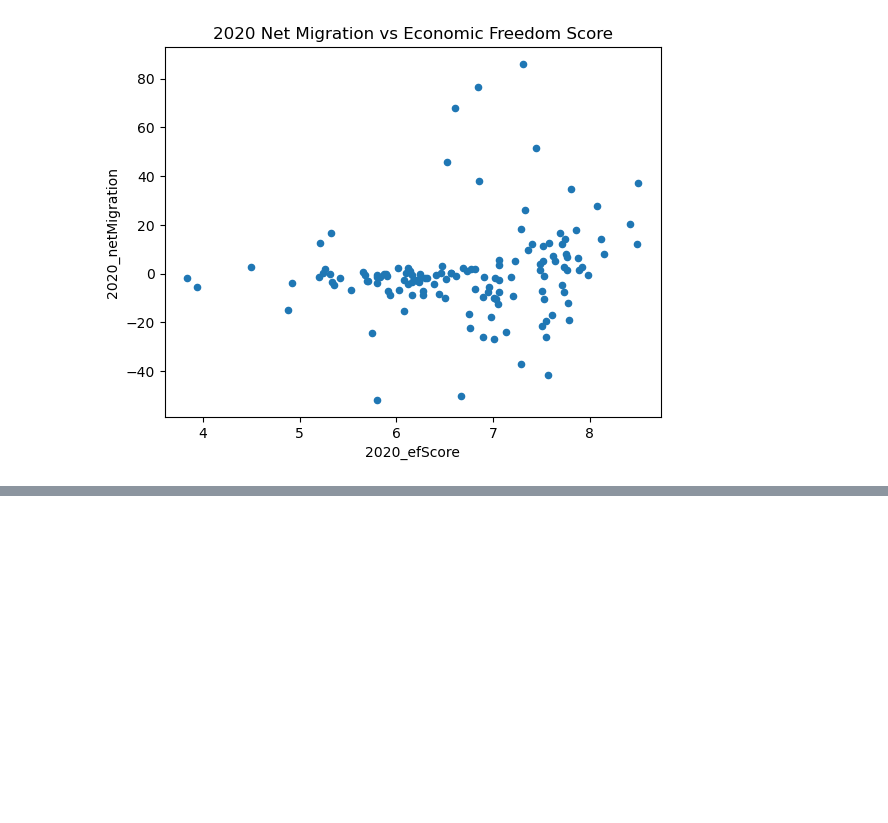
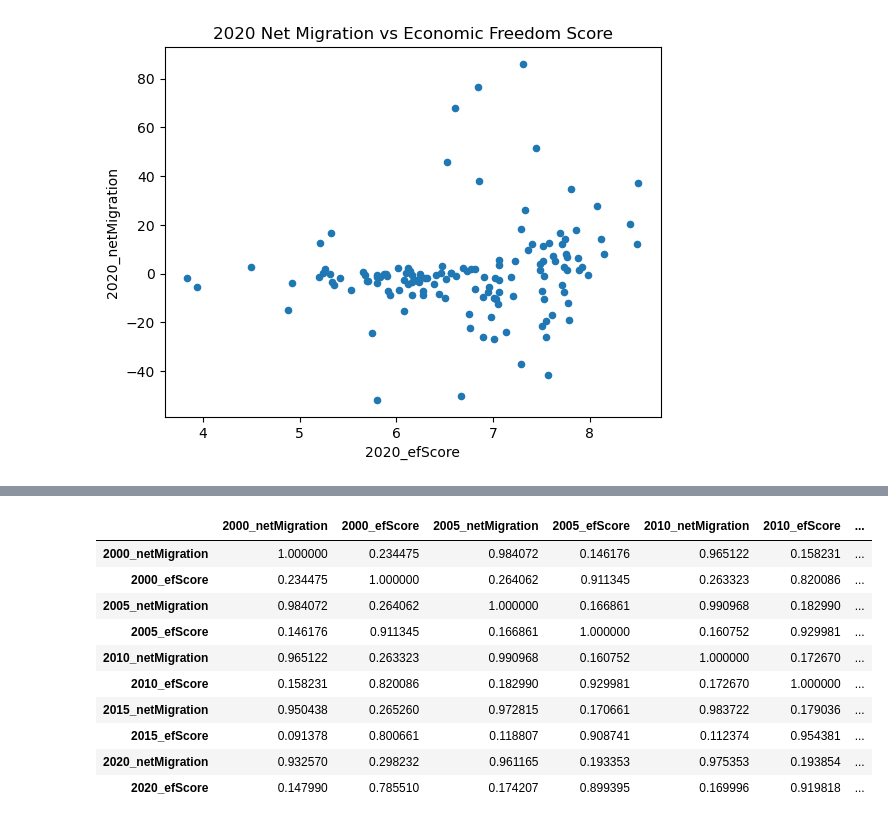
Before and after one commit to anshimathur/group-4-project-1, a Jupyter notebook: migration_economic_freedom_analysis.ipynb, the cells around one changed output, grey strips where cells are left out. Saved outputs shown, nothing was run; the diff lists cells and outputs as text; code cells hidden in the pictures; blank space fills up the shorter version.

```diff
--- a/migration_economic_freedom_analysis.ipynb
+++ b/migration_economic_freedom_analysis.ipynb
@@ -453,0 +456,16 @@ Text(0.5, 1.0, '2020 Net Migration vs Economic Freedom Score')
+# %%
+#create correlation matrix
+correlation_df = final_df[['2000_netMigration', '2000_efScore', '2005_netMigration', '2005_efScore', '2010_netMigration', '2010_efScore', '2015_netMigration', '2015_efScore', '2020_netMigration', '2020_efScore']].corr()
+correlation_df
+# %% [output]
+|  | 2000_netMigration | 2000_efScore | 2005_netMigration | 2005_efScore | 2010_netMigration | 2010_efScore | ... |
+| 2000_netMigration | 1.000000 | 0.234475 | 0.984072 | 0.146176 | 0.965122 | 0.158231 | ... |
+| 2000_efScore | 0.234475 | 1.000000 | 0.264062 | 0.911345 | 0.263323 | 0.820086 | ... |
+| 2005_netMigration | 0.984072 | 0.264062 | 1.000000 | 0.166861 | 0.990968 | 0.182990 | ... |
+| 2005_efScore | 0.146176 | 0.911345 | 0.166861 | 1.000000 | 0.160752 | 0.929981 | ... |
+| 2010_netMigration | 0.965122 | 0.263323 | 0.990968 | 0.160752 | 1.000000 | 0.172670 | ... |
+| 2010_efScore | 0.158231 | 0.820086 | 0.182990 | 0.929981 | 0.172670 | 1.000000 | ... |
+| 2015_netMigration | 0.950438 | 0.265260 | 0.972815 | 0.170661 | 0.983722 | 0.179036 | ... |
+| 2015_efScore | 0.091378 | 0.800661 | 0.118807 | 0.908741 | 0.112374 | 0.954381 | ... |
+| 2020_netMigration | 0.932570 | 0.298232 | 0.961165 | 0.193353 | 0.975353 | 0.193854 | ... |
+| 2020_efScore | 0.147990 | 0.785510 | 0.174207 | 0.899395 | 0.169996 | 0.919818 | ... |
```
Also changed, not shown: parts of 6 cells of this notebook, 1 other file.
